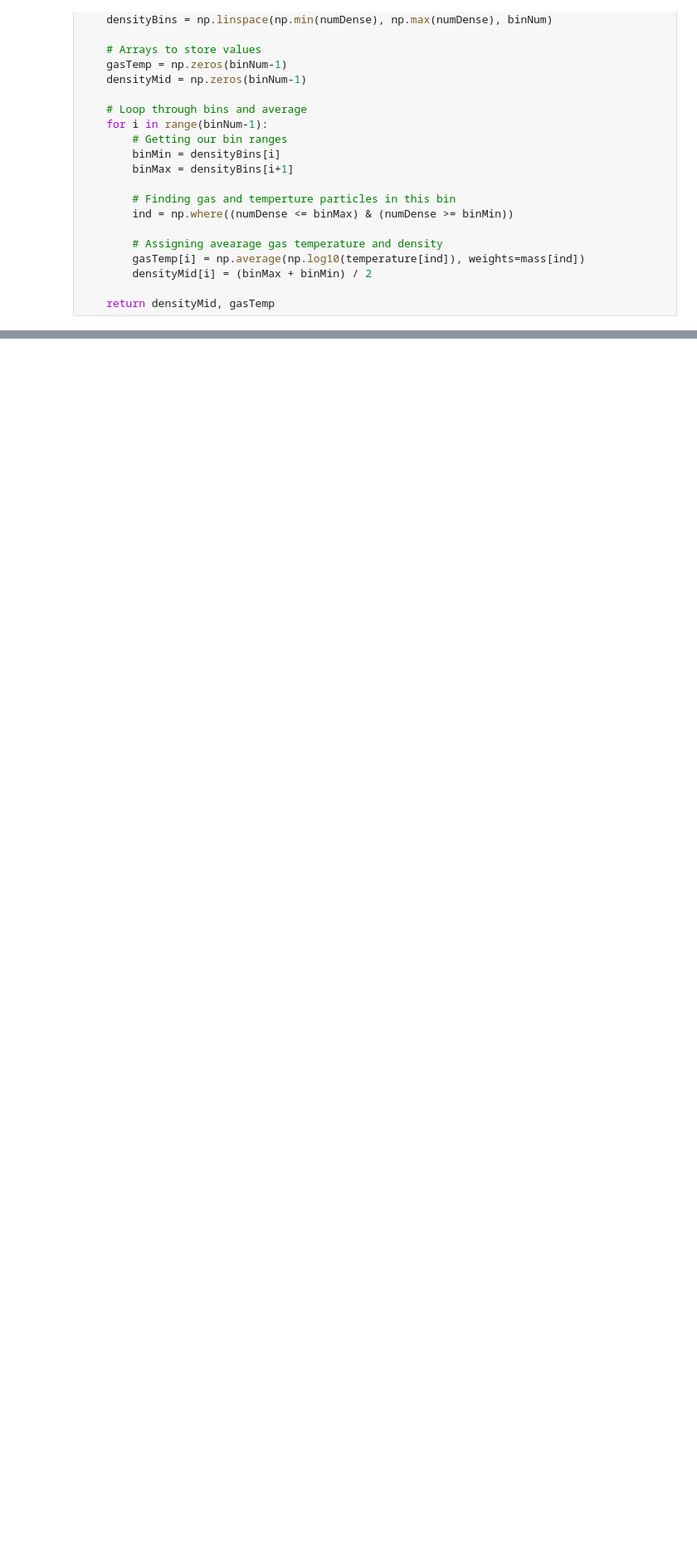
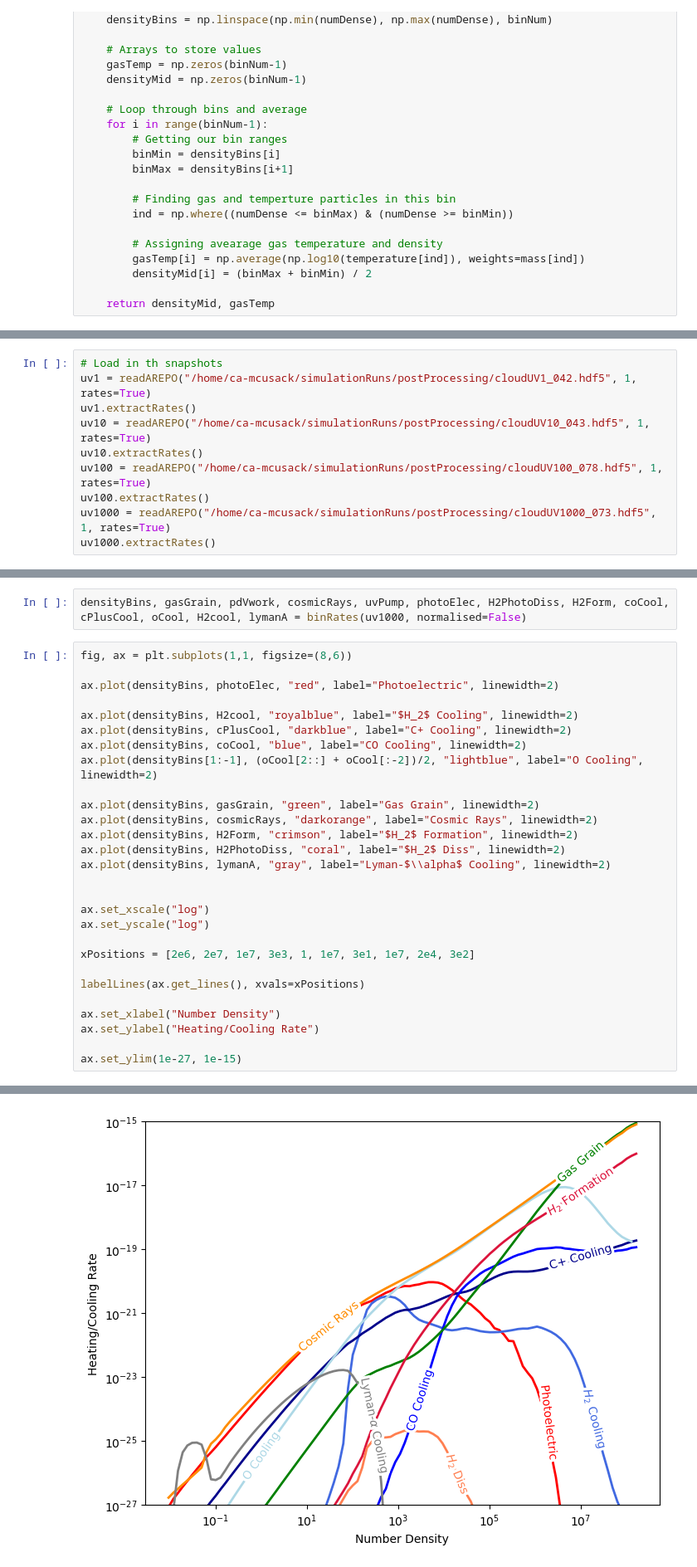
Before and after one commit to clonematthew/stardustCodes, a Jupyter notebook: cloudProperties.ipynb, the cells around one changed output, grey strips where cells are left out. Shown at 83% size. Saved outputs shown, nothing was run; the diff lists cells and outputs as text; blank space fills up the shorter version.

```diff
--- a/cloudProperties.ipynb
+++ b/cloudProperties.ipynb
@@ -226,0 +241,10 @@ fig.supxlabel("Number Density, $\\rm {cm^{-3}}$", y=0.045)
+# %%
+# Load in th snapshots
+uv1 = readAREPO("/home/ca-mcusack/simulationRuns/postProcessing/cloudUV1_042.hdf5", 1, rates=True)
+uv1.extractRates()
+uv10 = readAREPO("/home/ca-mcusack/simulationRuns/postProcessing/cloudUV10_043.hdf5", 1, rates=True)
+uv10.extractRates()
+uv100 = readAREPO("/home/ca-mcusack/simulationRuns/postProcessing/cloudUV100_078.hdf5", 1, rates=True)
+uv100.extractRates()
+uv1000 = readAREPO("/home/ca-mcusack/simulationRuns/postProcessing/cloudUV1000_073.hdf5", 1, rates=True)
+uv1000.extractRates()
@@ -226,0 +316,31 @@ fig.supxlabel("Number Density, $\\rm {cm^{-3}}$", y=0.045)
+# %%
+densityBins, gasGrain, pdVwork, cosmicRays, uvPump, photoElec, H2PhotoDiss, H2Form, coCool, cPlusCool, oCool, H2cool, lymanA = binRates(uv1000, normalised=False)
+# %%
+fig, ax = plt.subplots(1,1, figsize=(8,6))
+
+ax.plot(densityBins, photoElec, "red", label="Photoelectric", linewidth=2)
+
+ax.plot(densityBins, H2cool, "royalblue", label="$H_2$ Cooling", linewidth=2)
+ax.plot(densityBins, cPlusCool, "darkblue", label="C+ Cooling", linewidth=2)
+ax.plot(densityBins, coCool, "blue", label="CO Cooling", linewidth=2)
+ax.plot(densityBins[1:-1], (oCool[2::] + oCool[:-2])/2, "lightblue", label="O Cooling", linewidth=2)
+
+ax.plot(densityBins, gasGrain, "green", label="Gas Grain", linewidth=2)
+ax.plot(densityBins, cosmicRays, "darkorange", label="Cosmic Rays", linewidth=2)
+ax.plot(densityBins, H2Form, "crimson", label="$H_2$ Formation", linewidth=2)
+ax.plot(densityBins, H2PhotoDiss, "coral", label="$H_2$ Diss", linewidth=2)
+ax.plot(densityBins, lymanA, "gray", label="Lyman-$\\alpha$ Cooling", linewidth=2)
+
+
+ax.set_xscale("log")
+ax.set_yscale("log")
+
+xPositions = [2e6, 2e7, 1e7, 3e3, 1, 1e7, 3e1, 1e7, 2e4, 3e2]
+
+labelLines(ax.get_lines(), xvals=xPositions)
+
+ax.set_xlabel("Number Density")
+ax.set_ylabel("Heating/Cooling Rate")
+
+ax.set_ylim(1e-27, 1e-15)
+# %% [output]
@@ -226,0 +348 @@ fig.supxlabel("Number Density, $\\rm {cm^{-3}}$", y=0.045)
+[figure, added]
```
Also changed, not shown: parts of 9 cells of this notebook, 3 other files.
